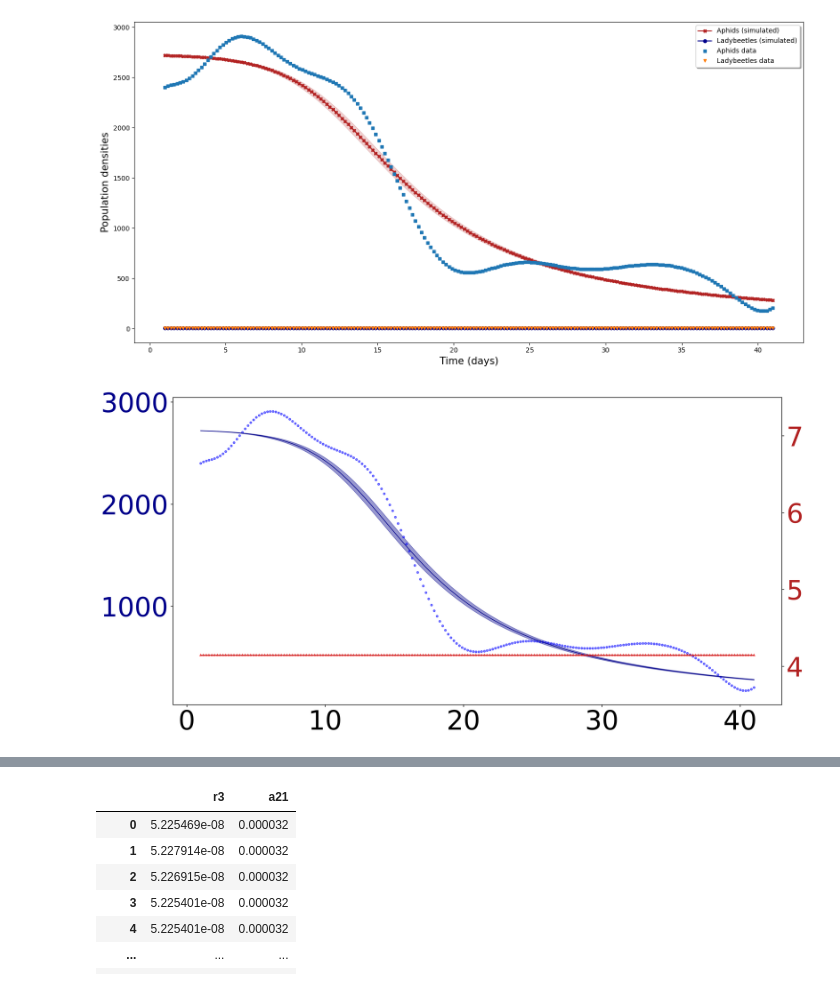
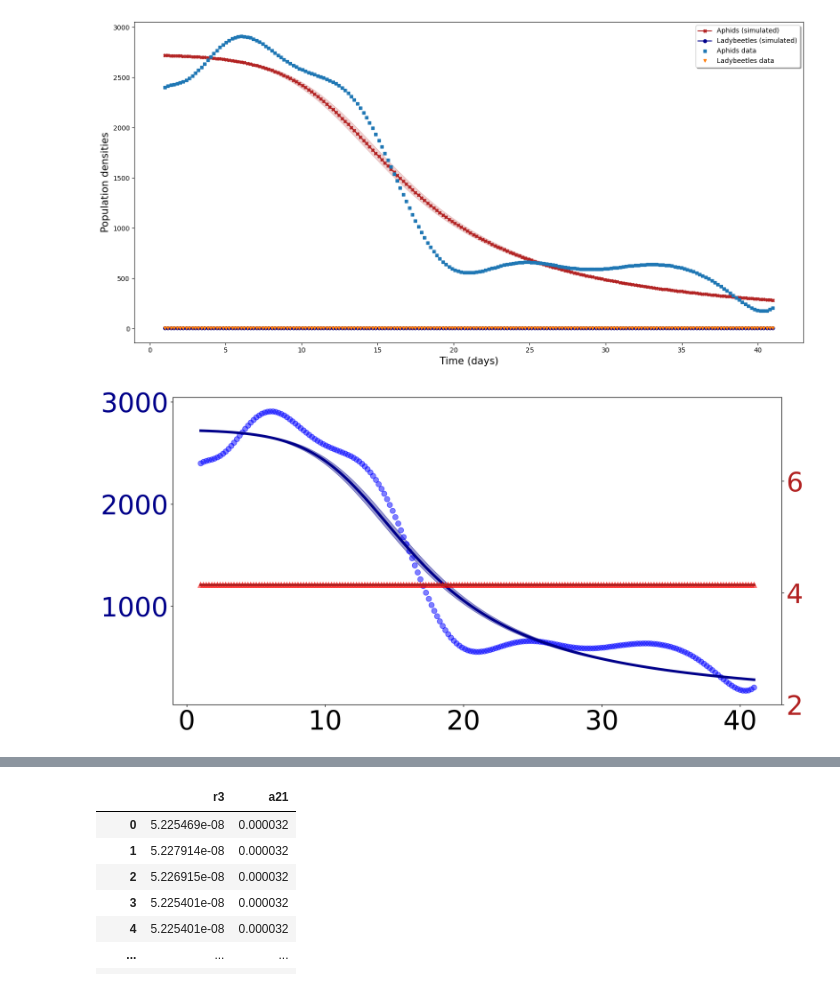
Before and after one commit to volpatto/pdeco, a Jupyter notebook: notebooks/model4.ipynb, the cells around one changed output, grey strips where cells are left out. Drawn from its saved outputs; the diff is of its cells as text; code cells hidden in the pictures.

Commit message:
Figure update

```diff
--- a/notebooks/model4.ipynb
+++ b/notebooks/model4.ipynb
@@ -1009,31 +1009,31 @@ plt.show()
 # %%
 fig, ax1 = plt.subplots(1, 1, figsize = (15, 7.5), dpi = 300)
 ax2 = ax1.twinx()
-ax1.plot(time_observations, aphid_density, "bo", alpha = 0.5, markersize = 3)
-ax2.plot(time_observations, ladybeetle_density, "r^", alpha = 0.5, markersize = 3)
-ax1.plot(time_observations, y_fit[:, 0], "darkblue", alpha = 1.0, linewidth = 1)
-ax2.plot(time_observations, y_fit[:, 1], "firebrick", alpha = 1.0, linewidth = 1)
+ax1.plot(time_observations, aphid_density, "bo", alpha = 0.5, markersize = 8)
+ax2.plot(time_observations, ladybeetle_density, "r^", alpha = 0.5, markersize = 8)
+ax1.plot(time_observations, y_fit[:, 0], "darkblue", alpha = 1.0, linewidth = 4)
+ax2.plot(time_observations, y_fit[:, 1], "firebrick", alpha = 1.0, linewidth = 4)
 
 ax1.fill_between(time_observations, y_min[:,0], y_max[:,0], color = "darkblue", alpha = 0.4)
 ax2.fill_between(time_observations, y_min[:,1], y_max[:,1], color = "firebrick", alpha = 0.4)
 #ax1.set_xlabel(r"Time (days)", fontsize=40)
 #ax1.set_ylabel(r"Aphid", color = "darkblue", fontsize=40)
-##ax2.set_ylabel(r"Ladybeetle", color = "firebrick", fontsize=40)
+#ax2.set_ylabel(r"Ladybeetle", color = "firebrick", fontsize=40)
 ax1.tick_params(axis = "y", labelcolor = "darkblue")
 ax2.tick_params(axis = "y", labelcolor = "firebrick")
 ax1.ticklabel_format(useOffset=False)
 ax2.ticklabel_format(useOffset=False)
 
-ax2.set_ylim([3.5, 7.5]) #ax2.set_ylim([4.1470, 4.1471])
+ax2.set_ylim([2, 7.5]) #ax2.set_ylim([4.1470, 4.1471])
 
 ax1.tick_params(labelsize=40)
 ax2.tick_params(labelsize=40)
 
 plt.tight_layout()
 plt.savefig("img/calibration_M04.png", dpi=300)
 plt.show()
 # %% [output]
-[figure, old version]
+[figure, new version]
 # %%
 print("-- Exporting calibrated parameter to CSV")
 
```
Also changed, not shown: parts of 2 cells of this notebook, 2 other files.
